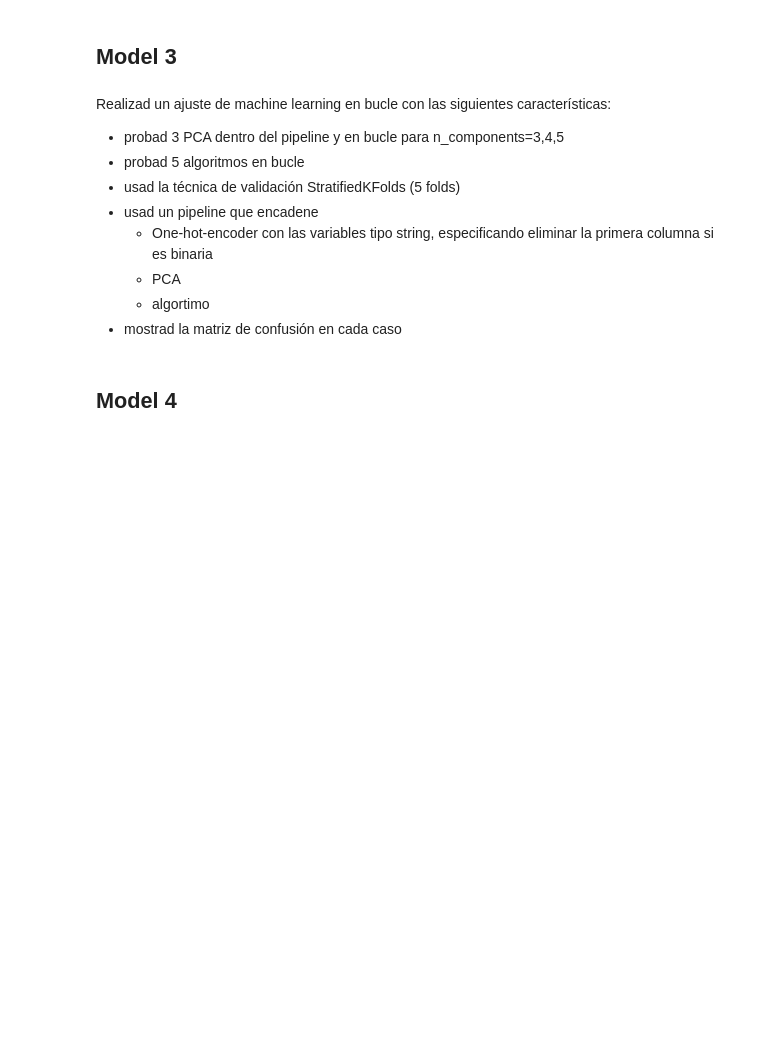
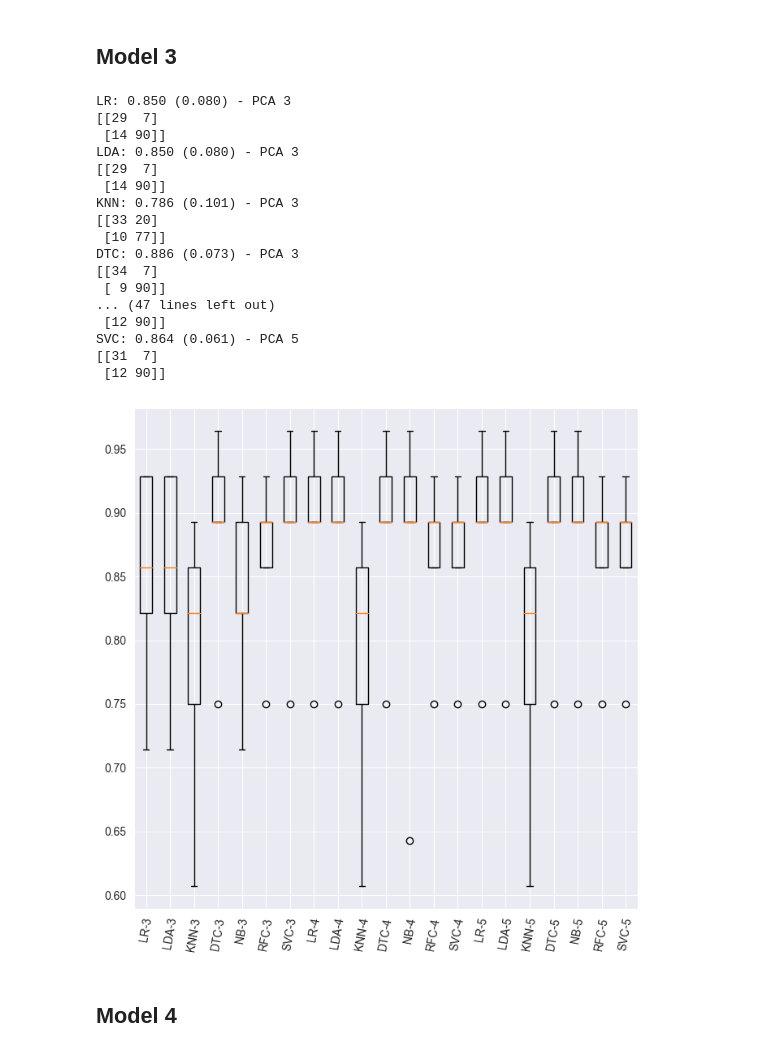
Before and after one commit to Oscarvas/mlpython, a Jupyter notebook: ejercicio2-oscar-vasquez.ipynb, the cells around one changed output. Drawn from its saved outputs; the diff is of its cells as text; code cells hidden in the pictures; blank space fills up the shorter version.

```diff
--- a/ejercicio2-oscar-vasquez.ipynb
+++ b/ejercicio2-oscar-vasquez.ipynb
@@ -492,12 +532,2 @@ You can try to debug the error by setting error_score='raise'.
 # %% [markdown]
 ## Model 3
-# %% [markdown]
-Realizad un ajuste de machine learning en bucle con las siguientes características:
-* probad 3 PCA dentro del pipeline y en bucle para n_components=3,4,5
-* probad 5 algoritmos en bucle
-* usad la técnica de validación StratifiedKFolds (5 folds)
-* usad un pipeline que encadene
-     * One-hot-encoder con las variables tipo string, especificando eliminar la primera columna si es binaria
-     * PCA
-     * algortimo
-* mostrad la matriz de confusión en cada caso
@@ -506,3 +534,54 @@ Realizad un ajuste de machine learning en bucle con las siguientes característi
+# %%
+# codigo-alumno
+
+results = []
+names = []
+
+# Usaremos todas las variables menos labels
+X = df.drop('labels', axis=1)
+y = df['labels']
+
+col_transformer = ColumnTransformer([
+    ('HotEncoder', OneHotEncoder(drop='if_binary' ), var_cat) # ['protocol_type', 'service', 'flag']
+    # ,('PCA', PCA(n_components=component))
+])
+for component in range(3,6):
+
+    for name, model in models:
+
+        pipeline = make_pipeline(col_transformer,PCA(n_components=component), model)
+
+        cv_technique = StratifiedKFold(n_splits=5, shuffle=True, random_state=seed)
+        cv_results = cross_val_score(pipeline, X, y, cv=cv_technique)
+
+        results.append(cv_results)
+        names.append(f"{name}-{component}")
+        # msg = "%s: %f (%f)" % (name, cv_results.mean(), cv_results.std())
+        print(f"{name}: {cv_results.mean():.3f} ({cv_results.std():.3f}) - PCA {component}")
+
+        pred = cross_val_predict(pipeline, X, y, cv=cv_technique)
+        print(confusion_matrix(pred, y))
+
+boxplots_algorithms(results, names)
+# %% [output]
+LR: 0.850 (0.080) - PCA 3
+[[29  7]
+ [14 90]]
+LDA: 0.850 (0.080) - PCA 3
+[[29  7]
+ [14 90]]
+KNN: 0.786 (0.101) - PCA 3
+[[33 20]
+ [10 77]]
+DTC: 0.886 (0.073) - PCA 3
+[[34  7]
+ [ 9 90]]
+... (47 lines left out)
+ [12 90]]
+SVC: 0.864 (0.061) - PCA 5
+[[31  7]
+ [12 90]]
+[figure, added]
 # %% [markdown]
 ## Model 4
 # %% [markdown]
```
Also changed, not shown: parts of 6 cells of this notebook.
